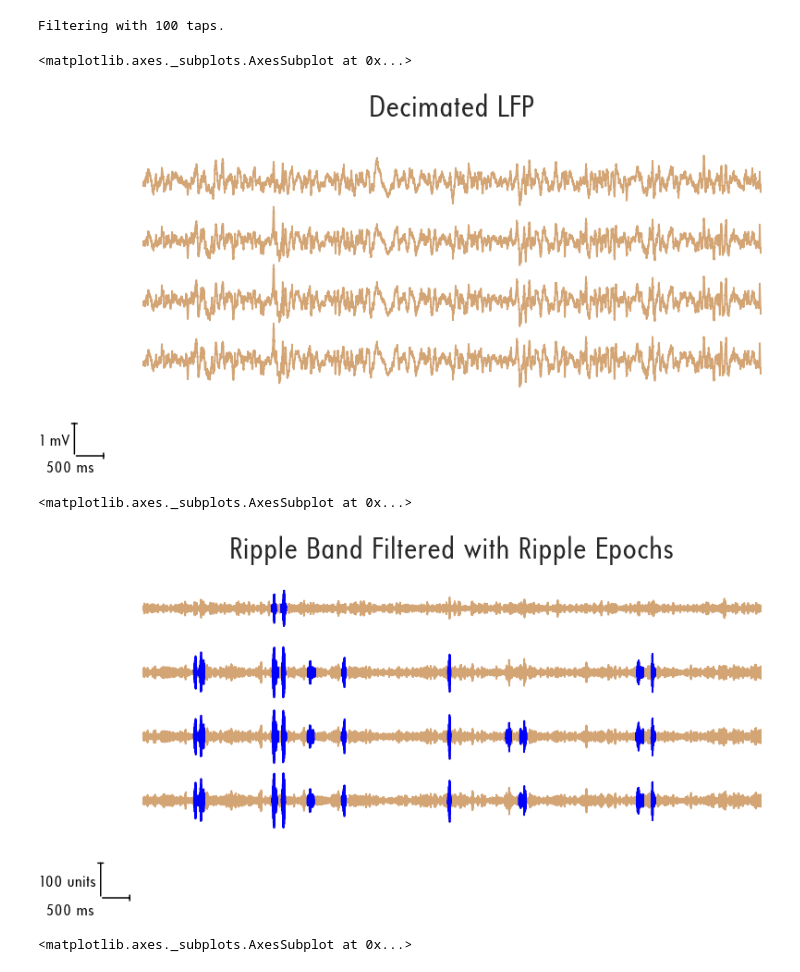
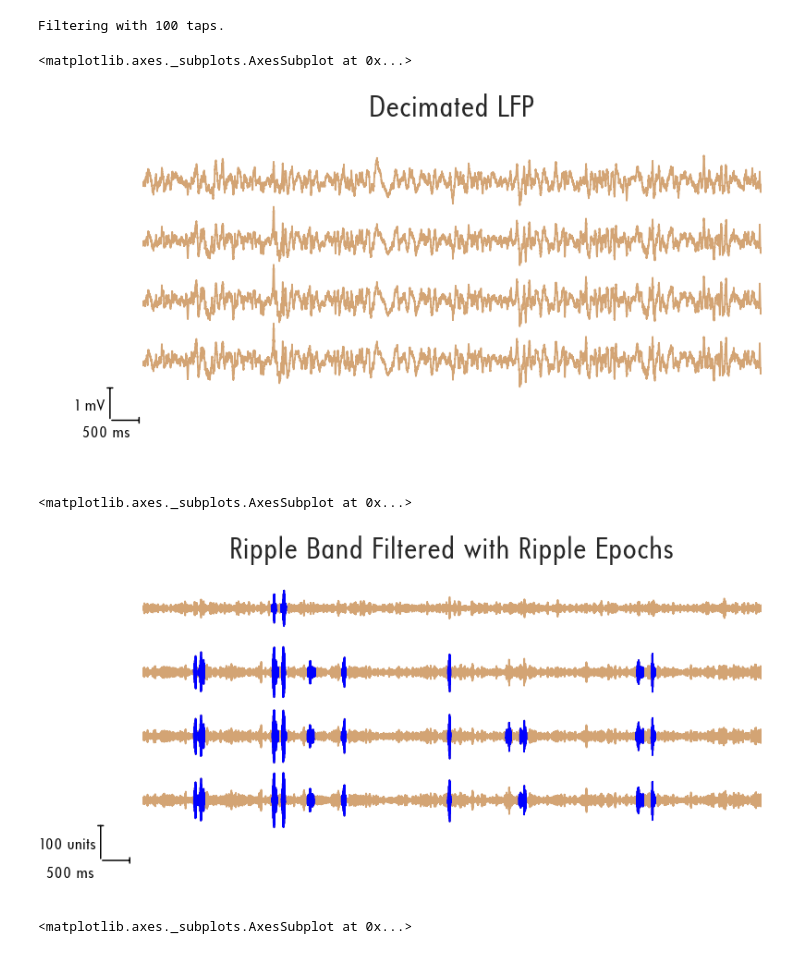
Before and after one commit to eackermann/nelpy, a Jupyter notebook: examples/TrodesImportDemo.ipynb, the cells around one changed output. Drawn from its saved outputs; the diff is of its cells as text; code cells hidden in the pictures.

```diff
--- a/examples/TrodesImportDemo.ipynb
+++ b/examples/TrodesImportDemo.ipynb
@@ -200,27 +200,27 @@ for i,cow in enumerate(asa.signals):
 npl.utils.clear_left_right(ax)
 npl.utils.clear_top_bottom(ax)
 
-npl.scalebar.add_scalebar(ax=ax, sizex=0.5, sizey=1000, labely='1 mV', labelx='500 ms', pad=0, loc=3,bbox_to_anchor=(0,0))
+npl.scalebar.add_scalebar(ax=ax, sizex=0.5, sizey=1000, labely='1 mV', labelx='500 ms', pad=1.75, loc=3, bbox_to_anchor=(0,0))
 # %% [output]
 <matplotlib.axes._subplots.AxesSubplot at 0x...>
-[figure, old version]
+[figure, new version]
 # %%
 for i,cow in enumerate(cows.signals):
     #plot ripple band filtered data
     ax = npl.plot(cow+175*i,color=npl.colors.cows.jersey)
     #plot ripple episodes!
     npl.plot(cow[ripple_epochs[i]]+175*i,color = 'blue')
     #let's just look at a subset of the data
     ax.set_xlim(4500,4510)
     ax.set_title("Ripple Band Filtered with Ripple Epochs")
 
 npl.utils.clear_left_right(ax)
 npl.utils.clear_top_bottom(ax)
 
-npl.scalebar.add_scalebar(ax=ax, sizex=0.5, sizey=100, labely='100 units', labelx='500 ms', pad=0, loc=3,bbox_to_anchor=(0,0))
+npl.scalebar.add_scalebar(ax=ax, sizex=0.5, sizey=100, labely='100 units', labelx='500 ms', pad=0, loc=3,bbox_to_anchor=(0,20))
 # %% [output]
 <matplotlib.axes._subplots.AxesSubplot at 0x...>
-[figure, old version]
+[figure, new version]
 # %%
 for i,cow in enumerate(cowy.signals):
     #plot lfp
```
Also changed, not shown: parts of 3 cells of this notebook, 1 other file.
